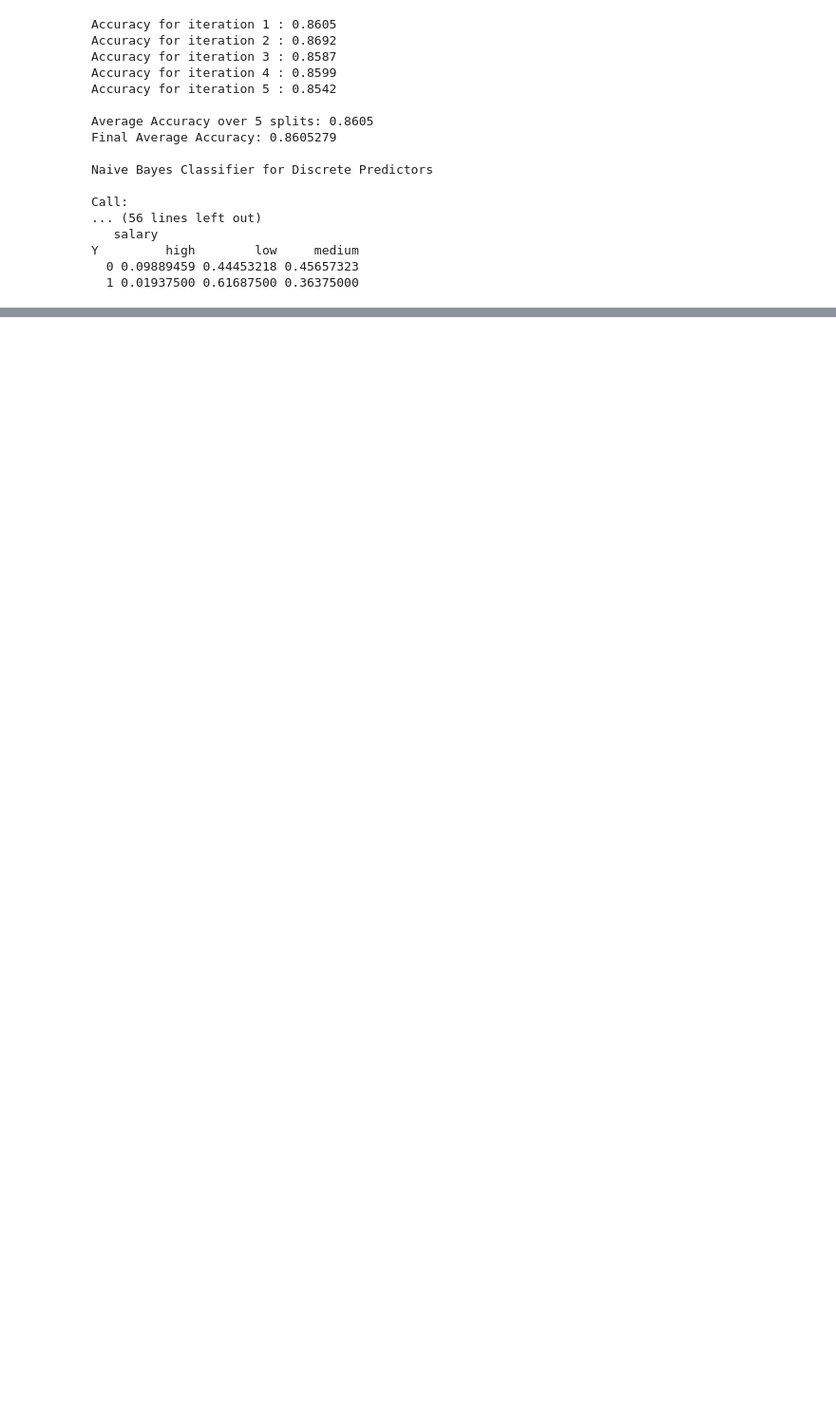
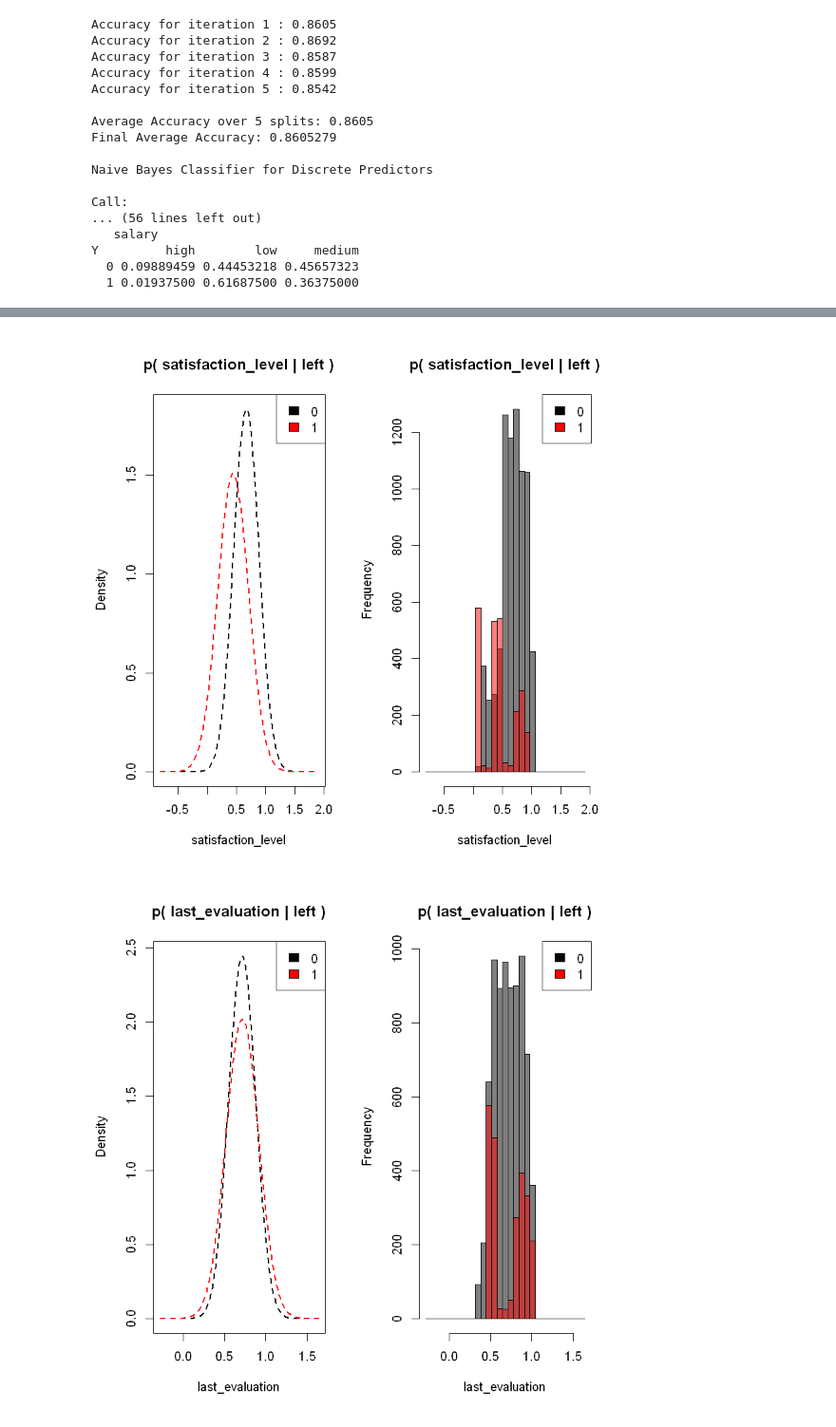
Before and after one commit to HEG-IG-Ex/62-62_Data_Mining, a Jupyter notebook: tp/tp02/hr_naives_predictions.ipynb, the cells around one changed output, grey strips where cells are left out. Shown at 95% size. Drawn from its saved outputs; the diff is of its cells as text; code cells hidden in the pictures; blank space fills up the shorter version.

```diff
--- a/tp/tp02/hr_naives_predictions.ipynb
+++ b/tp/tp02/hr_naives_predictions.ipynb
@@ -290,7 +266,7 @@ plot_and_save_probabilities <- function(output_dir, attribute_name, P_target, P_
 	        ylab = "Probability")
 
 
-
+	P_attribute_given_target = t(P_attribute_given_target)
 	# Visualize the conditional probability P(variable | target)
 	barplot(P_attribute_given_target,
 	        beside = FALSE,
@@ -313,7 +289,7 @@ plot_probabilities_from_model_result <- function(wd, folder_name, model, data, v
 
 	# Calculate the probability distribution P(variable)
 	target_name <- colnames(data)[target_idx]
-	P_target <- model$apriori
+	P_target <- prop.table(model$apriori)
 	print(P_target)  # Display the probability distribution
 
 	# Calculate the conditional probability P(variable|target)
@@ -358,0 +489,14 @@ Y         high        low     medium
+# %%
+#Using colorspace Package, which allows to control colors transperancy
+#while indexing colors with integer indeces
+#Install and load the colorspace package if you haven't already
+package_name <- "colorspace"
+# Check if the package is installed
+if (!require(package_name, character.only = TRUE)) {
+	install.packages(package_name)
+}
+library(package_name, character.only = TRUE)
+condDist(myData,model,target_variables_idx, quantitatives_attributes_col_idx)
+# %% [output]
+[figure, added]
+[figure, added]
```
Also changed, not shown: parts of 12 cells of this notebook, 13 other files.
